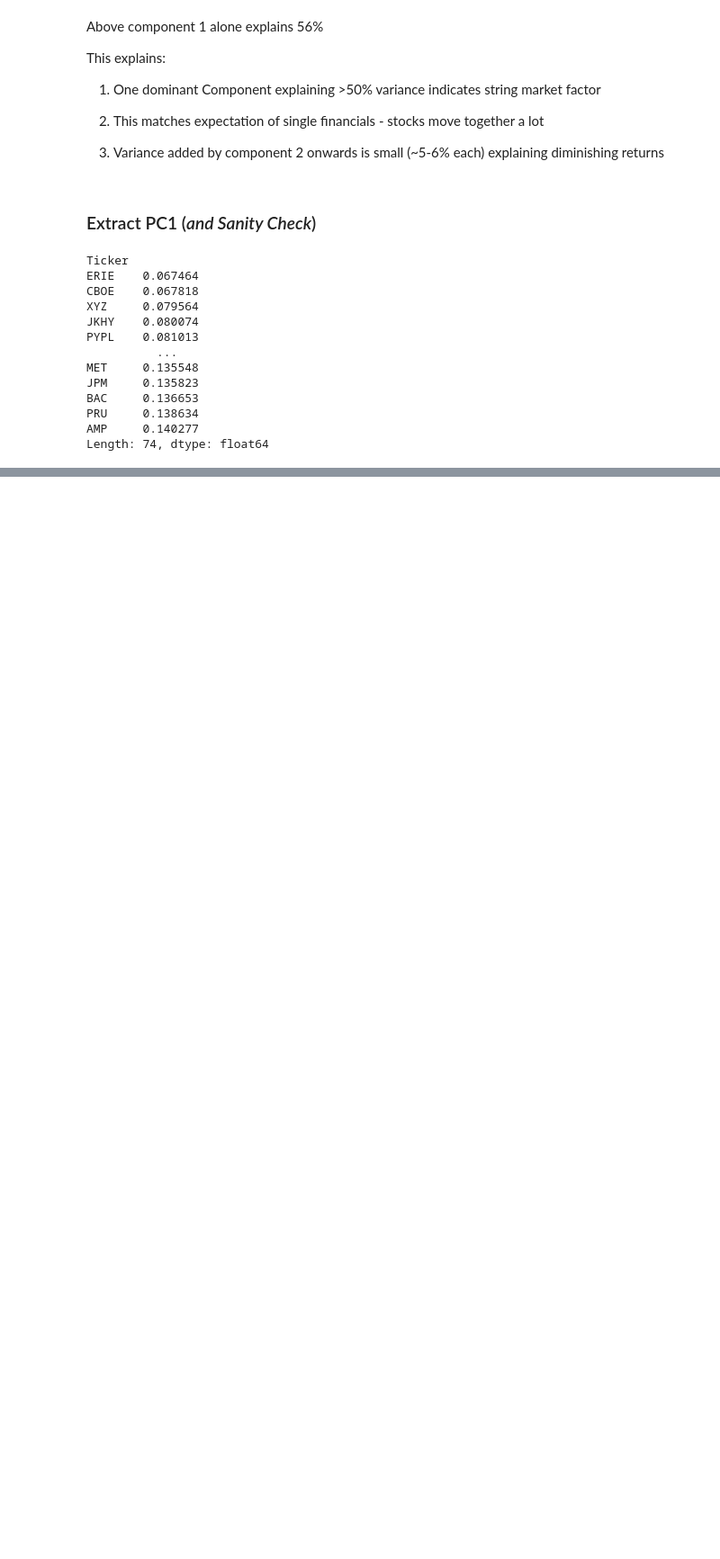
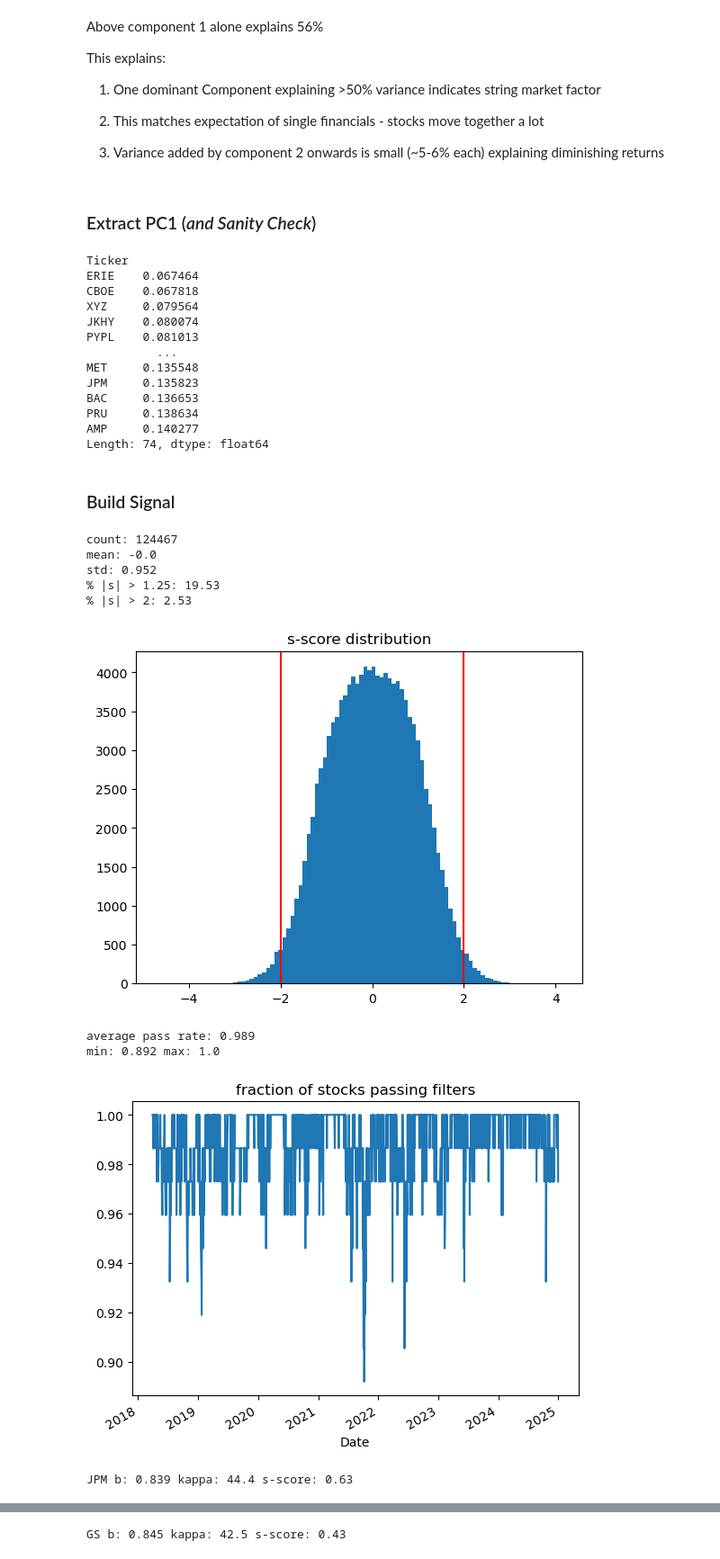
Before and after one commit to aksharabhardwaj766-commits/PCA-based-Statistical-Arbitrage, a Jupyter notebook: main.ipynb, the cells around one changed output, grey strips where cells are left out. Shown at 90% size. Cells and saved outputs as stored; diff of their text form; code cells hidden in the pictures; blank space fills up the shorter version.

Commit message:
main: add backtest and beta check sections

```diff
--- a/main.ipynb
+++ b/main.ipynb
@@ -65,3 +69,24 @@ BAC     0.136653
 PRU     0.138634
 AMP     0.140277
 Length: 74, dtype: float64
+# %% [markdown]
+### Build Signal
+# %%
+signals = build_signals(returns, window=60, k=1)
+signals.to_csv("signals.csv")
+
+check_distribution(signals)
+check_pass_rate(returns, signals, window=60)
+check_ticker(returns, 'JPM', t=len(returns) - 1)
+check_ticker(returns, 'GS', t=len(returns) - 1)
+# %% [output]
+count: 124467
+mean: -0.0
+std: 0.952
+% |s| > 1.25: 19.53
+% |s| > 2: 2.53
+[figure, added]
+average pass rate: 0.989
+min: 0.892 max: 1.0
+[figure, added]
+JPM b: 0.839 kappa: 44.4 s-score: 0.63
@@ -67,0 +94 @@ Length: 74, dtype: float64
+GS b: 0.845 kappa: 42.5 s-score: 0.43
```
Also changed, not shown: parts of 9 cells of this notebook.
